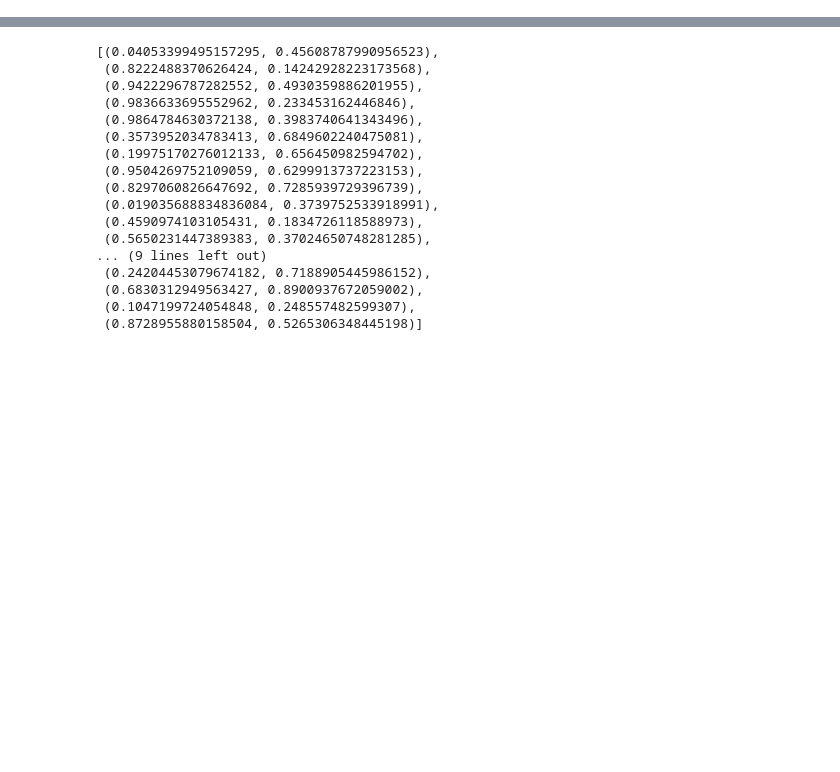
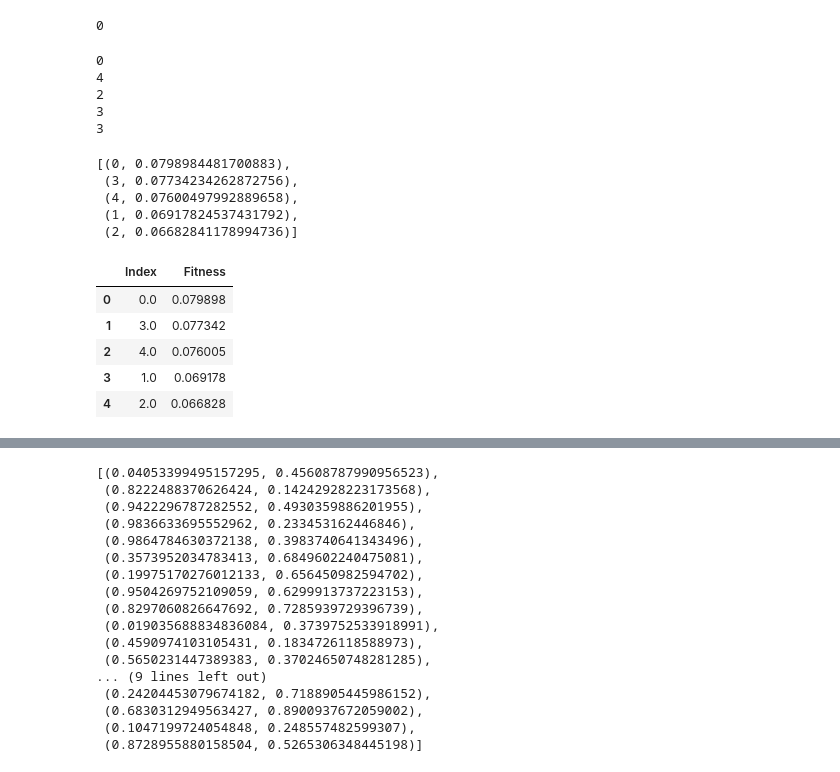
Before and after one commit to fzanart/Socialz, a Jupyter notebook: EA.ipynb, the cells around one changed output, grey strips where cells are left out. Drawn from its saved outputs; the diff is of its cells as text; code cells hidden in the pictures; blank space fills up the shorter version.

```diff
--- a/EA.ipynb
+++ b/EA.ipynb
@@ -130,0 +186,23 @@ def rankRoutes(population):
+# %%
+popRanked[0][0]
+# %% [output]
+0
+# %%
+for i in range(0, len(selectionResults)):
+    index = selectionResults[i]
+    print(index)
+# %% [output]
+0
+4
+2
+3
+3
+# %%
+popRanked = ComputeFitness(population)
+popRanked
+# %% [output]
+[(0, 0.0798984481700883),
+ (3, 0.07734234262872756),
+ (4, 0.07600497992889658),
+ (1, 0.06917824537431792),
+ (2, 0.06682841178994736)]
@@ -130,0 +227,10 @@ def rankRoutes(population):
+# %%
+df = pd.DataFrame(np.array(popRanked), columns=["Index","Fitness"])
+df
+# %% [output]
+|  | Index | Fitness |
+| 0 | 0.0 | 0.079898 |
+| 1 | 3.0 | 0.077342 |
+| 2 | 4.0 | 0.076005 |
+| 3 | 1.0 | 0.069178 |
+| 4 | 2.0 | 0.066828 |
```
Also changed, not shown: parts of 16 cells of this notebook.
